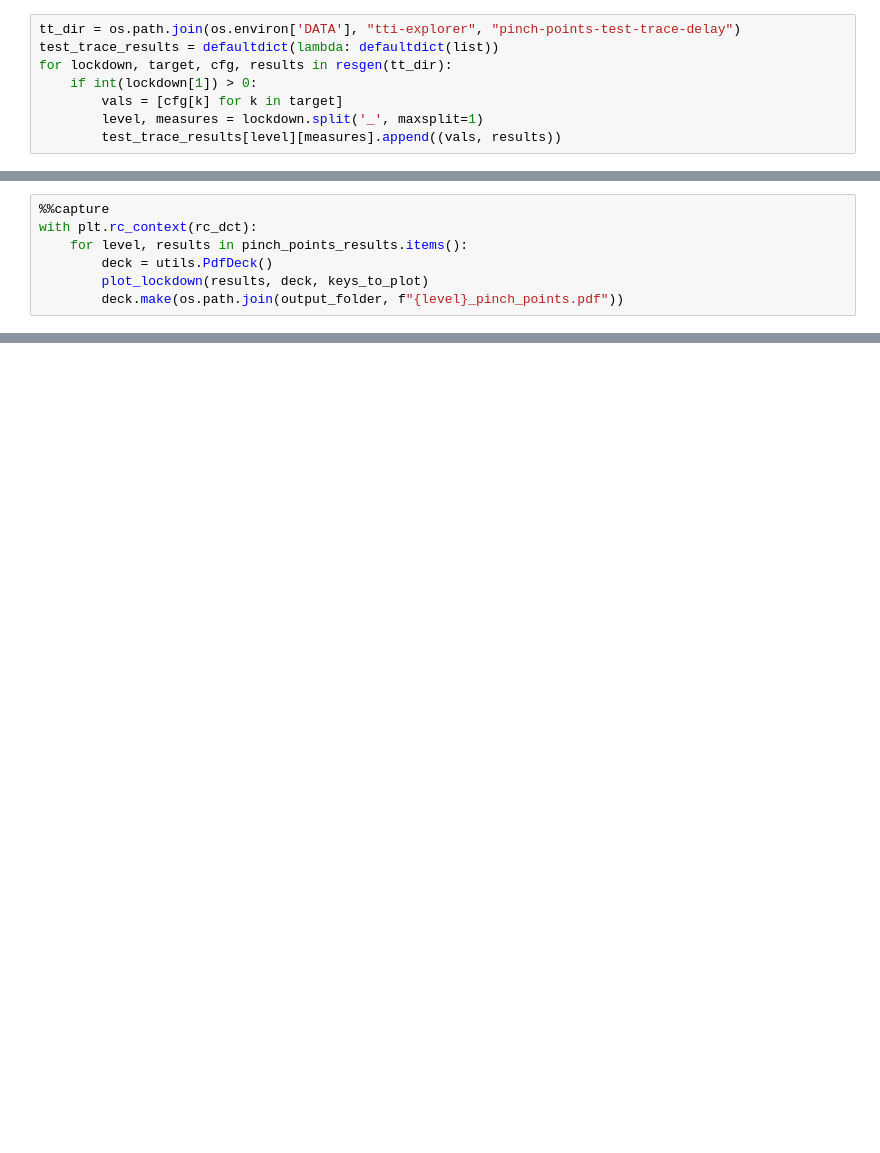
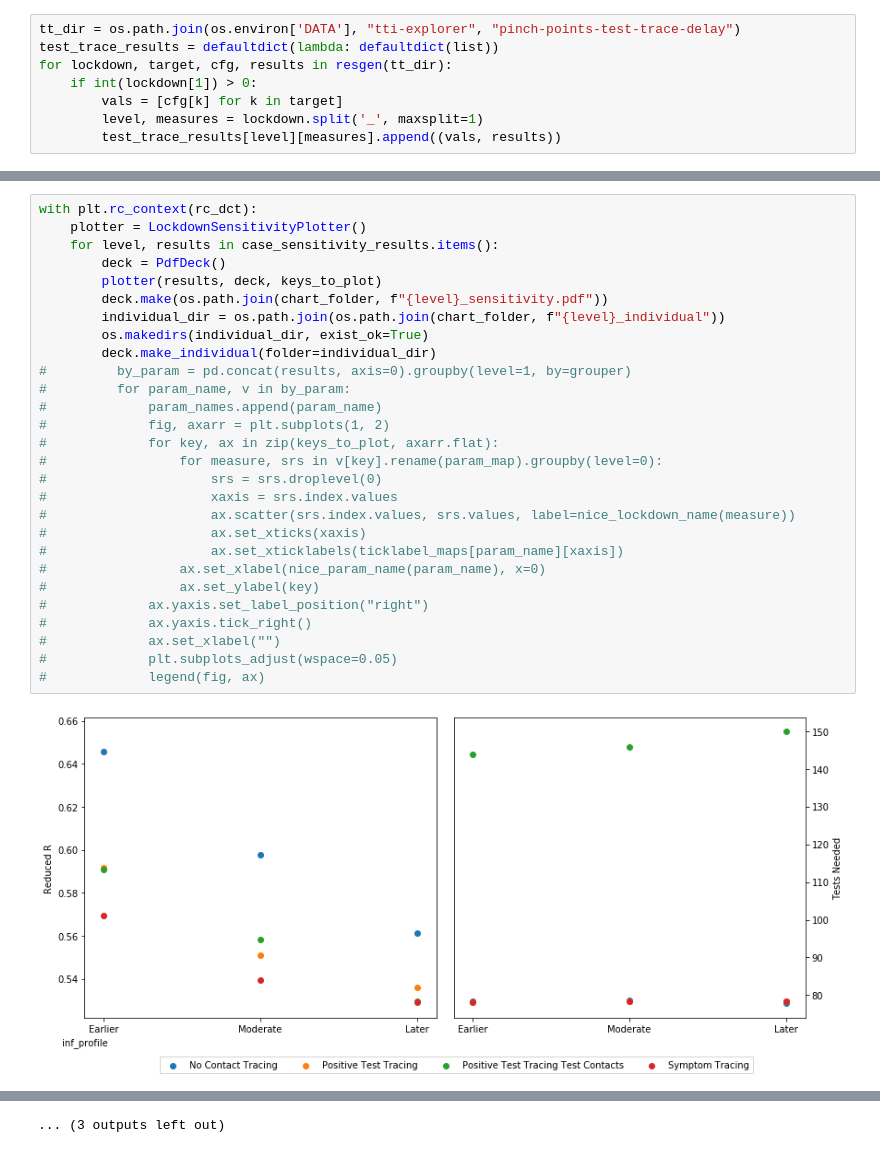
Before and after one commit to rs-delve/tti-explorer, a Jupyter notebook: plots-bryn.ipynb, the cells around one changed output, grey strips where cells are left out. Cells and saved outputs as stored; diff of their text form; blank space fills up the shorter version.

```diff
--- a/plots-bryn.ipynb
+++ b/plots-bryn.ipynb
@@ -83,7 +97,0 @@ table_deck.make("test-trace-tables.tex")
-# %%
-%%capture
-with plt.rc_context(rc_dct):
-    for level, results in pinch_points_results.items():
-        deck = utils.PdfDeck()
-        plot_lockdown(results, deck, keys_to_plot)
-        deck.make(os.path.join(output_folder, f"{level}_pinch_points.pdf"))
@@ -119,0 +190,30 @@ target
+# %%
+with plt.rc_context(rc_dct):
+    plotter = LockdownSensitivityPlotter()
+    for level, results in case_sensitivity_results.items():
+        deck = PdfDeck()
+        plotter(results, deck, keys_to_plot)
+        deck.make(os.path.join(chart_folder, f"{level}_sensitivity.pdf"))
+        individual_dir = os.path.join(os.path.join(chart_folder, f"{level}_individual"))
+        os.makedirs(individual_dir, exist_ok=True)
+        deck.make_individual(folder=individual_dir)
+#         by_param = pd.concat(results, axis=0).groupby(level=1, by=grouper)
+#         for param_name, v in by_param:
+#             param_names.append(param_name)
+#             fig, axarr = plt.subplots(1, 2)
+#             for key, ax in zip(keys_to_plot, axarr.flat):
+#                 for measure, srs in v[key].rename(param_map).groupby(level=0):
+#                     srs = srs.droplevel(0)
+#                     xaxis = srs.index.values
+#                     ax.scatter(srs.index.values, srs.values, label=nice_lockdown_name(measure))
+#                     ax.set_xticks(xaxis)
+#                     ax.set_xticklabels(ticklabel_maps[param_name][xaxis])
+#                 ax.set_xlabel(nice_param_name(param_name), x=0)
+#                 ax.set_ylabel(key)
+#             ax.yaxis.set_label_position("right")
+#             ax.yaxis.tick_right()
+#             ax.set_xlabel("")
+#             plt.subplots_adjust(wspace=0.05)
+#             legend(fig, ax)
+# %% [output]
+[figure, added]
@@ -119,0 +231 @@ target
+... (3 outputs left out)
```
Also changed, not shown: parts of 13 cells of this notebook.
